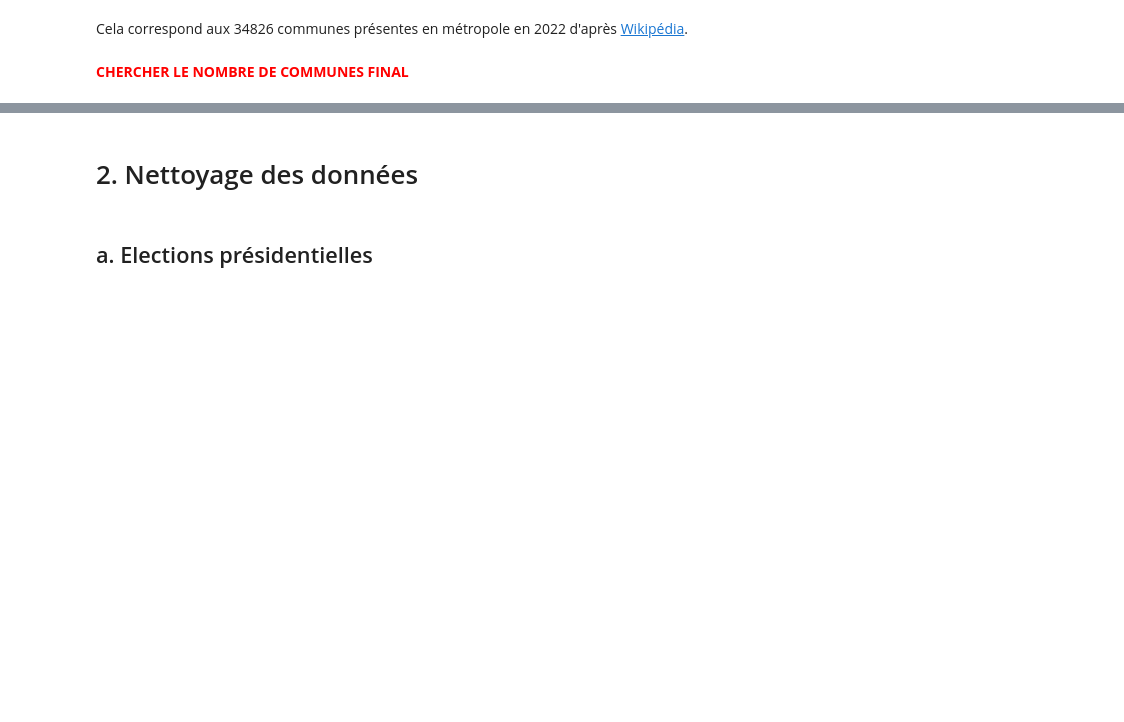
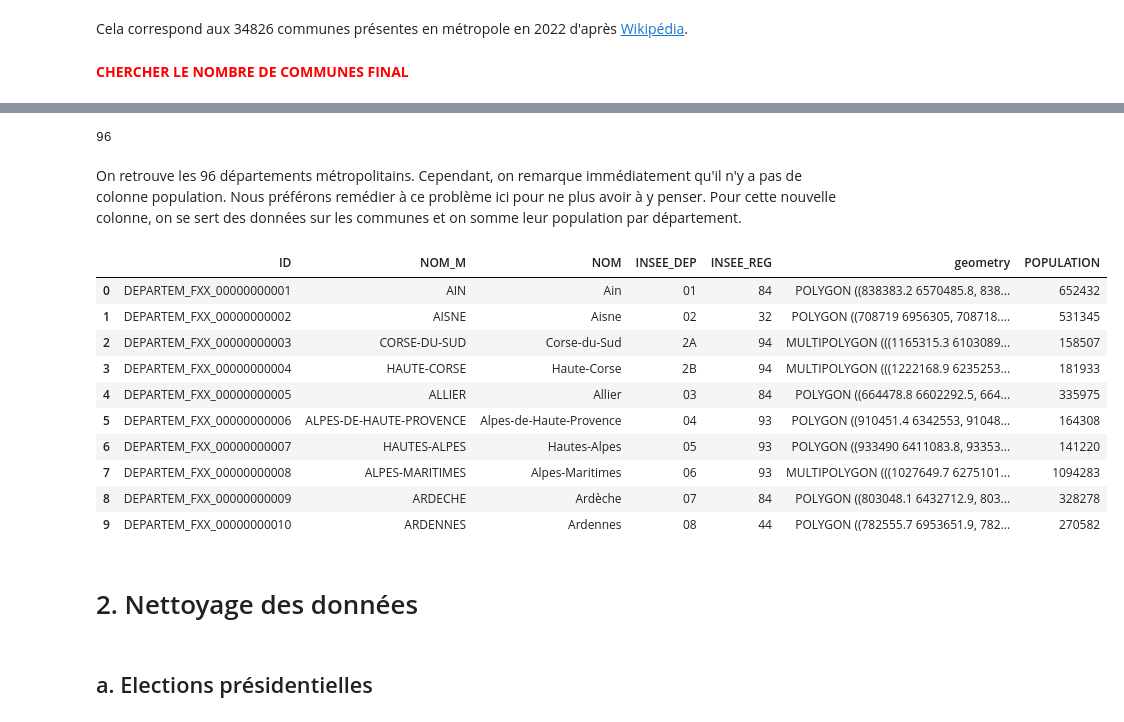
Before and after one commit to heloise1414/Projet-Python-S3, a Jupyter notebook: code/main.ipynb, the cells around one changed output, grey strips where cells are left out. Saved outputs shown, nothing was run; the diff lists cells and outputs as text; code cells hidden in the pictures; blank space fills up the shorter version.

```diff
--- a/code/main.ipynb
+++ b/code/main.ipynb
@@ -370,0 +373,6 @@ Cela correspond aux 34826 communes présentes en métropole en 2022 d'après [Wi
+# %%
+dep_geo_path = "s3://clemencelucas/projet_python_vote_rn/data/raw/ADMIN_EXPRESS_COG_departements/DEPART~1.SHP"
+
+gdf_dep = gpd.read_file(dep_geo_path)
+
+gdf_dep.head()
@@ -371,3 +386,35 @@ Cela correspond aux 34826 communes présentes en métropole en 2022 d'après [Wi
+# %%
+len(gdf_dep["INSEE_DEP"].unique())
+# %% [output]
+96
+# %% [markdown]
+On retrouve les 96 départements métropolitains. Cependant, on remarque immédiatement qu'il n'y a pas de colonne population. Nous préférons remédier à ce problème ici pour ne plus avoir à y penser. Pour cette nouvelle colonne, on se sert des données sur les communes et on somme leur population par département.
+# %%
+pop_dep = (
+    gdf_com
+    .groupby("INSEE_DEP", as_index=False)["POPULATION"]
+    .sum()
+)
+
+gdf_dep = gdf_dep.merge(
+    pop_dep,
+    on="INSEE_DEP",
+    how="left"
+)
+
+gdf_dep.head(10)
+# %% [output]
+|  | ID | NOM_M | NOM | INSEE_DEP | INSEE_REG | geometry | POPULATION |
+| 0 | DEPARTEM_FXX_00000000001 | AIN | Ain | 01 | 84 | POLYGON ((838383.2 6570485.8, 838... | 652432 |
+| 1 | DEPARTEM_FXX_00000000002 | AISNE | Aisne | 02 | 32 | POLYGON ((708719 6956305, 708718.... | 531345 |
+| 2 | DEPARTEM_FXX_00000000003 | CORSE-DU-SUD | Corse-du-Sud | 2A | 94 | MULTIPOLYGON (((1165315.3 6103089... | 158507 |
+| 3 | DEPARTEM_FXX_00000000004 | HAUTE-CORSE | Haute-Corse | 2B | 94 | MULTIPOLYGON (((1222168.9 6235253... | 181933 |
+| 4 | DEPARTEM_FXX_00000000005 | ALLIER | Allier | 03 | 84 | POLYGON ((664478.8 6602292.5, 664... | 335975 |
+| 5 | DEPARTEM_FXX_00000000006 | ALPES-DE-HAUTE-PROVENCE | Alpes-de-Haute-Provence | 04 | 93 | POLYGON ((910451.4 6342553, 91048... | 164308 |
+| 6 | DEPARTEM_FXX_00000000007 | HAUTES-ALPES | Hautes-Alpes | 05 | 93 | POLYGON ((933490 6411083.8, 93353... | 141220 |
+| 7 | DEPARTEM_FXX_00000000008 | ALPES-MARITIMES | Alpes-Maritimes | 06 | 93 | MULTIPOLYGON (((1027649.7 6275101... | 1094283 |
+| 8 | DEPARTEM_FXX_00000000009 | ARDECHE | Ardèche | 07 | 84 | POLYGON ((803048.1 6432712.9, 803... | 328278 |
+| 9 | DEPARTEM_FXX_00000000010 | ARDENNES | Ardennes | 08 | 44 | POLYGON ((782555.7 6953651.9, 782... | 270582 |
 # %% [markdown]
 # 2. Nettoyage des données
 # %% [markdown]
```
Also changed, not shown: parts of 2 cells of this notebook.
